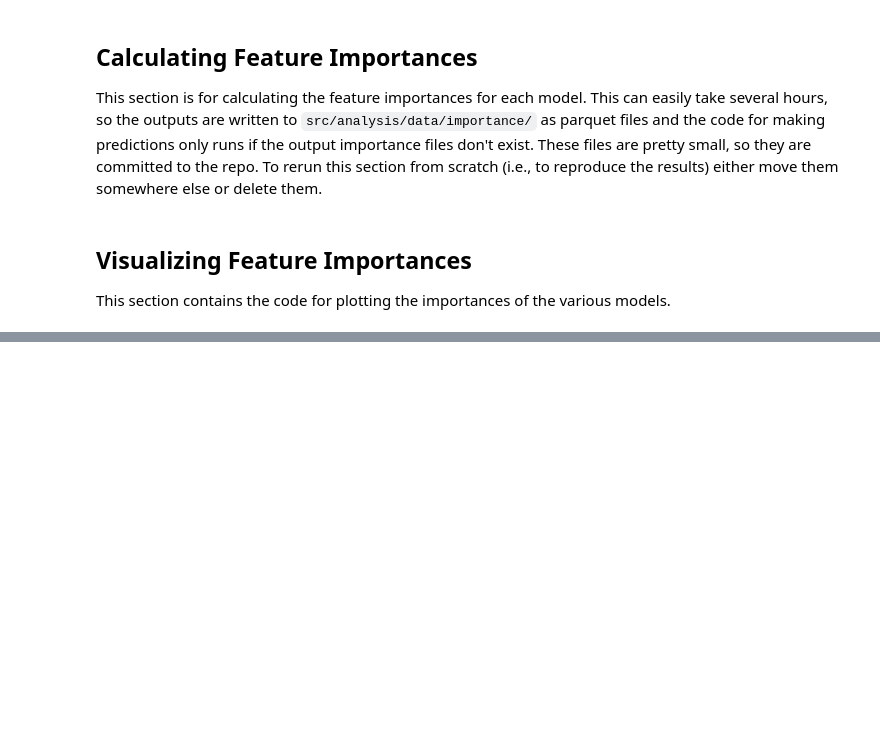
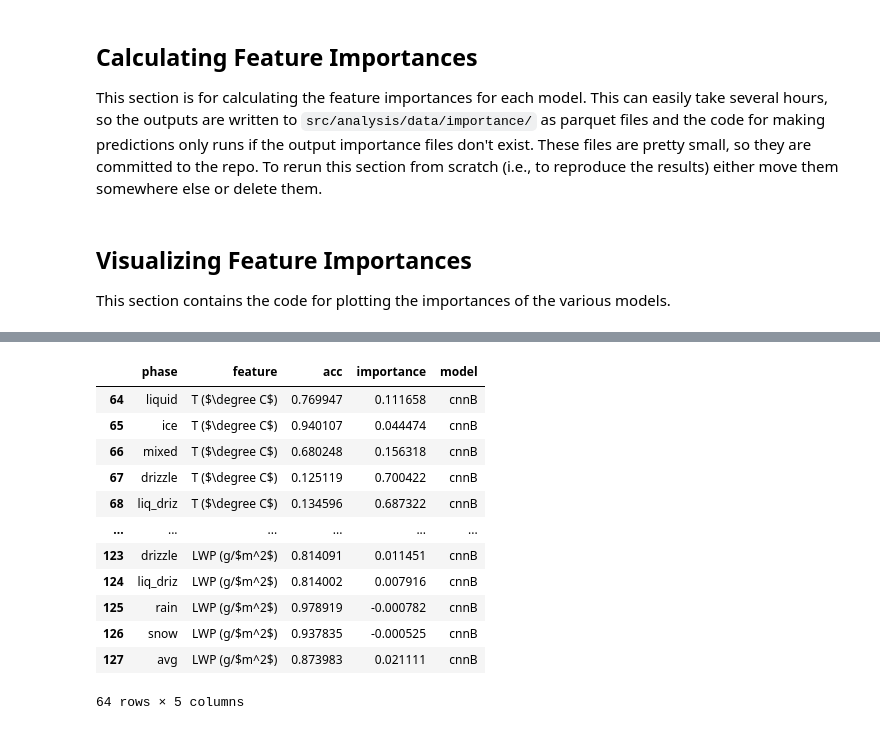
Before and after one commit to maxwelllevin/cloudphase-ml-amt, a Jupyter notebook: src/analysis/importances.ipynb, the cells around one changed output, grey strips where cells are left out. Cells and saved outputs as stored; diff of their text form; code cells hidden in the pictures; blank space fills up the shorter version.

```diff
--- a/src/analysis/importances.ipynb
+++ b/src/analysis/importances.ipynb
@@ -514,0 +608,16 @@ with plt.style.context("style.mplstyle"):
+# %%
+df[df["model"] == "cnnB"]
+# %% [output]
+|  | phase | feature | acc | importance | model |
+| 64 | liquid | T ($\degree C$) | 0.769947 | 0.111658 | cnnB |
+| 65 | ice | T ($\degree C$) | 0.940107 | 0.044474 | cnnB |
+| 66 | mixed | T ($\degree C$) | 0.680248 | 0.156318 | cnnB |
+| 67 | drizzle | T ($\degree C$) | 0.125119 | 0.700422 | cnnB |
+| 68 | liq_driz | T ($\degree C$) | 0.134596 | 0.687322 | cnnB |
+| ... | ... | ... | ... | ... | ... |
+| 123 | drizzle | LWP (g/$m^2$) | 0.814091 | 0.011451 | cnnB |
+| 124 | liq_driz | LWP (g/$m^2$) | 0.814002 | 0.007916 | cnnB |
+| 125 | rain | LWP (g/$m^2$) | 0.978919 | -0.000782 | cnnB |
+| 126 | snow | LWP (g/$m^2$) | 0.937835 | -0.000525 | cnnB |
+| 127 | avg | LWP (g/$m^2$) | 0.873983 | 0.021111 | cnnB |
+64 rows × 5 columns
```
Also changed, not shown: parts of 6 cells of this notebook, 3 other files.
